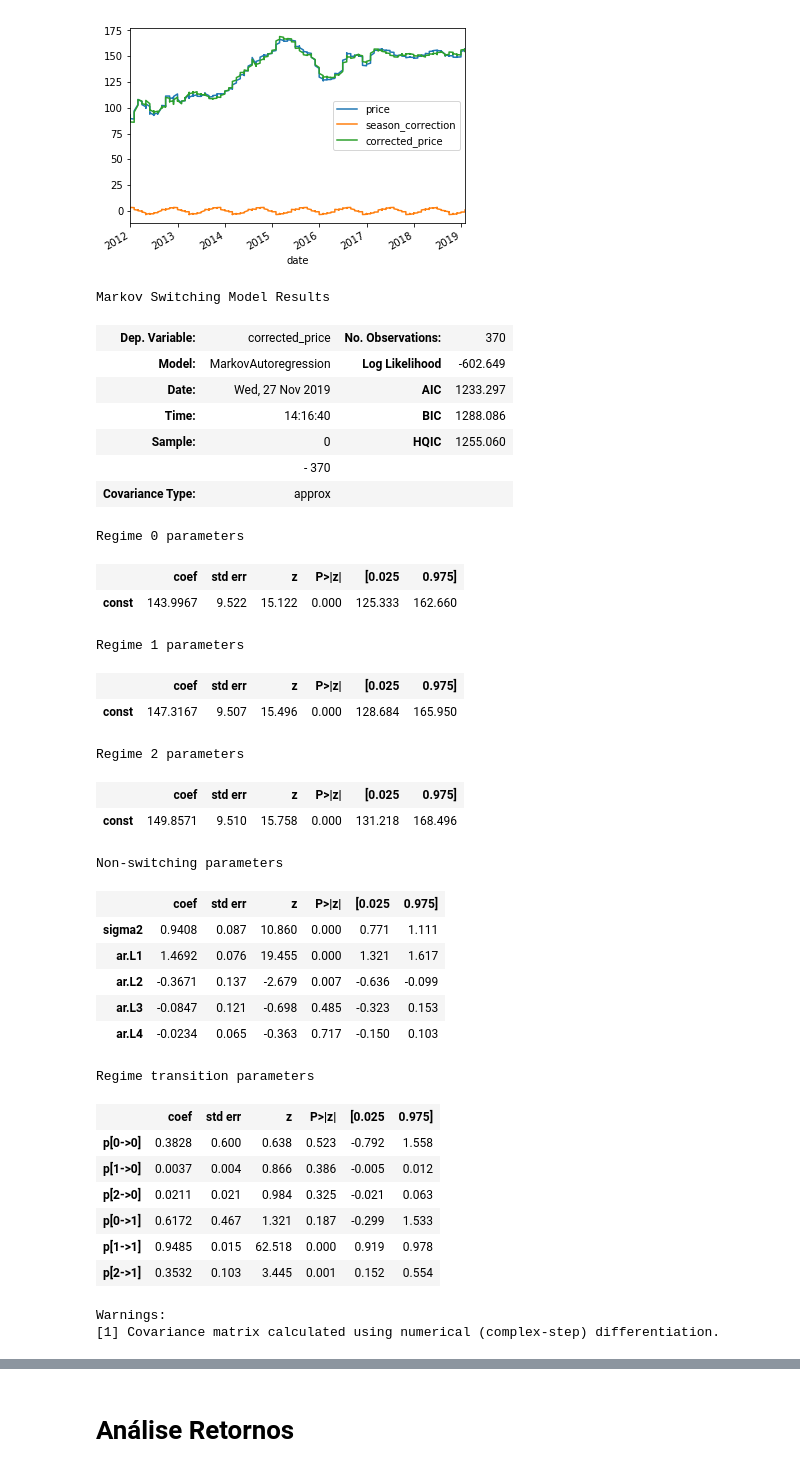
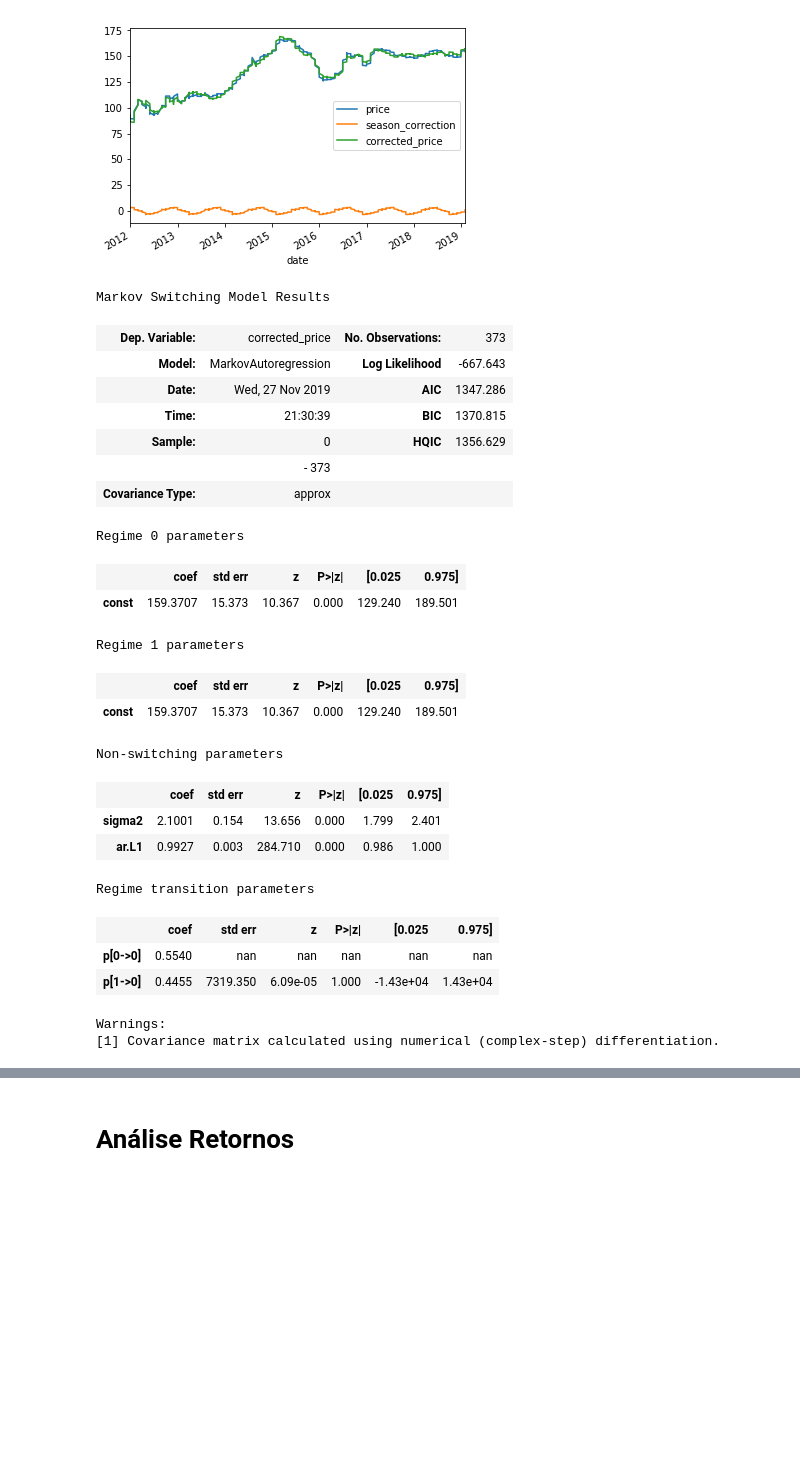
Before and after one commit to pedroargento/Mestrado, a Jupyter notebook: codigo.ipynb, the cells around one changed output, grey strips where cells are left out. Saved outputs shown, nothing was run; the diff lists cells and outputs as text; code cells hidden in the pictures; blank space fills up the shorter version.

```diff
--- a/codigo.ipynb
+++ b/codigo.ipynb
@@ -572,44 +536,34 @@ A4.head()
 | 2012-01-01 | 89.5 | 2016-01-01 | 3.280553 | 86.219447 |
 [figure]
 # %%
-mod_hamilton = sm.tsa.MarkovAutoregression(A4.corrected_price, k_regimes=3, order=4, switching_ar=False)
+mod_hamilton = sm.tsa.MarkovAutoregression(A4.corrected_price, k_regimes=2, order=1, switching_ar=False)
 res_hamilton = mod_hamilton.fit()
 res_hamilton.summary()
 # %% [output]
 Markov Switching Model Results
-| Dep. Variable: | corrected_price | No. Observations: | 370 |
-| Model: | MarkovAutoregression | Log Likelihood | -602.649 |
-| Date: | Wed, 27 Nov 2019 | AIC | 1233.297 |
-| Time: | 14:16:40 | BIC | 1288.086 |
-| Sample: | 0 | HQIC | 1255.060 |
-|  | - 370 |  |  |
+| Dep. Variable: | corrected_price | No. Observations: | 373 |
+| Model: | MarkovAutoregression | Log Likelihood | -667.643 |
+| Date: | Wed, 27 Nov 2019 | AIC | 1347.286 |
+| Time: | 21:30:39 | BIC | 1370.815 |
+| Sample: | 0 | HQIC | 1356.629 |
+|  | - 373 |  |  |
 | Covariance Type: | approx |  |  |
 Regime 0 parameters
 |  | coef | std err | z | P>|z| | [0.025 | 0.975] |
-| const | 143.9967 | 9.522 | 15.122 | 0.000 | 125.333 | 162.660 |
+| const | 159.3707 | 15.373 | 10.367 | 0.000 | 129.240 | 189.501 |
 Regime 1 parameters
 |  | coef | std err | z | P>|z| | [0.025 | 0.975] |
-| const | 147.3167 | 9.507 | 15.496 | 0.000 | 128.684 | 165.950 |
+| const | 159.3707 | 15.373 | 10.367 | 0.000 | 129.240 | 189.501 |
-Regime 2 parameters
+Non-switching parameters
 |  | coef | std err | z | P>|z| | [0.025 | 0.975] |
-| const | 149.8571 | 9.510 | 15.758 | 0.000 | 131.218 | 168.496 |
+| sigma2 | 2.1001 | 0.154 | 13.656 | 0.000 | 1.799 | 2.401 |
+| ar.L1 | 0.9927 | 0.003 | 284.710 | 0.000 | 0.986 | 1.000 |
-Non-switching parameters
+Regime transition parameters
 |  | coef | std err | z | P>|z| | [0.025 | 0.975] |
-| sigma2 | 0.9408 | 0.087 | 10.860 | 0.000 | 0.771 | 1.111 |
-| ar.L1 | 1.4692 | 0.076 | 19.455 | 0.000 | 1.321 | 1.617 |
-| ar.L2 | -0.3671 | 0.137 | -2.679 | 0.007 | -0.636 | -0.099 |
-| ar.L3 | -0.0847 | 0.121 | -0.698 | 0.485 | -0.323 | 0.153 |
-| ar.L4 | -0.0234 | 0.065 | -0.363 | 0.717 | -0.150 | 0.103 |
+| p[0->0] | 0.5540 | nan | nan | nan | nan | nan |
+| p[1->0] | 0.4455 | 7319.350 | 6.09e-05 | 1.000 | -1.43e+04 | 1.43e+04 |
-Regime transition parameters
+Warnings:
+[1] Covariance matrix calculated using numerical (complex-step) differentiation.
-|  | coef | std err | z | P>|z| | [0.025 | 0.975] |
-| p[0->0] | 0.3828 | 0.600 | 0.638 | 0.523 | -0.792 | 1.558 |
-| p[1->0] | 0.0037 | 0.004 | 0.866 | 0.386 | -0.005 | 0.012 |
-| p[2->0] | 0.0211 | 0.021 | 0.984 | 0.325 | -0.021 | 0.063 |
-| p[0->1] | 0.6172 | 0.467 | 1.321 | 0.187 | -0.299 | 1.533 |
-| p[1->1] | 0.9485 | 0.015 | 62.518 | 0.000 | 0.919 | 0.978 |
-| p[2->1] | 0.3532 | 0.103 | 3.445 | 0.001 | 0.152 | 0.554 |
-Warnings:
-[1] Covariance matrix calculated using numerical (complex-step) differentiation.
 # %%
 print(res_hamilton.expected_durations)
 # %% [output]
```
Also changed, not shown: parts of 39 cells of this notebook.
